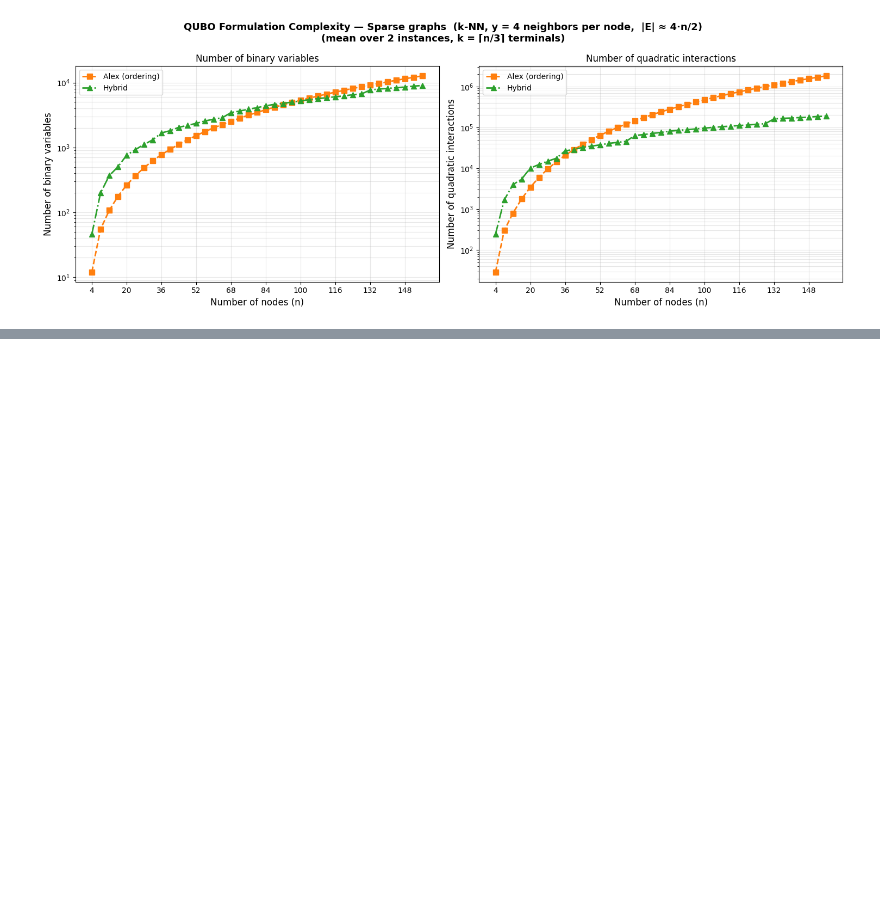
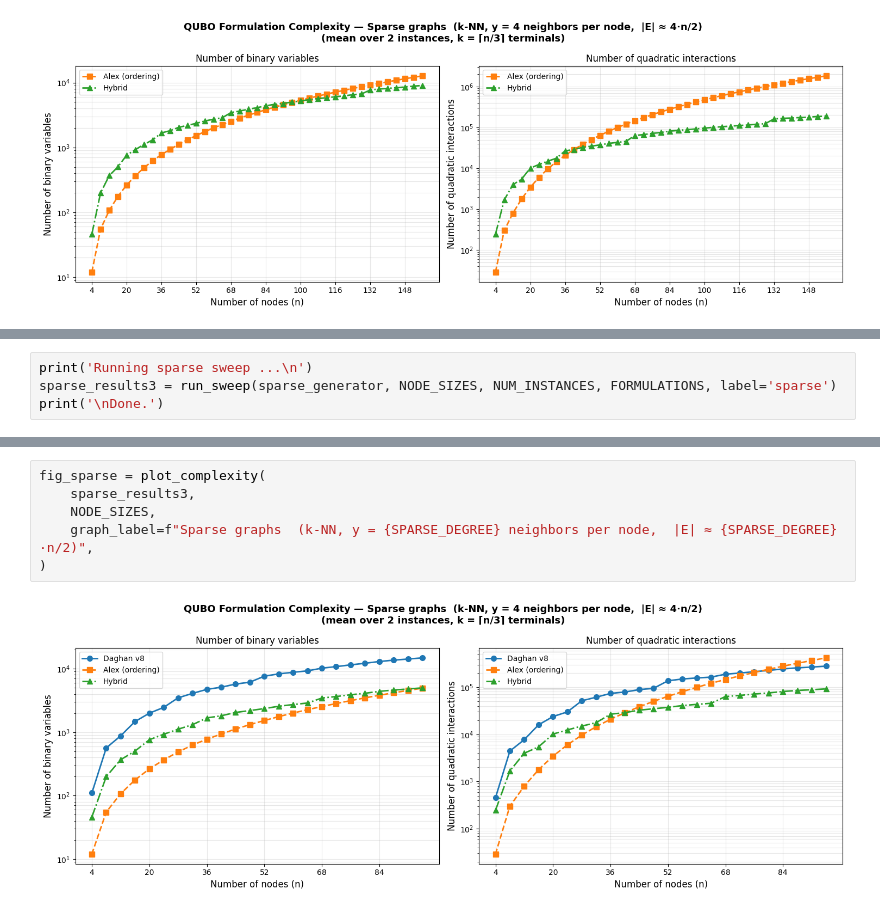
Before and after one commit to daghanerdonmez/finale, a Jupyter notebook: SteinerTreeProblemQUBO/notebooks/formulation_complexity_comparison.ipynb, the cells around one changed output, grey strips where cells are left out. Drawn from its saved outputs; the diff is of its cells as text; blank space fills up the shorter version.

```diff
--- a/SteinerTreeProblemQUBO/formulation_complexity_comparison.ipynb
+++ b/SteinerTreeProblemQUBO/notebooks/formulation_complexity_comparison.ipynb
@@ -357,0 +383,4 @@ fig_sparse = plot_complexity(
+# %%
+print('Running sparse sweep ...\n')
+sparse_results3 = run_sweep(sparse_generator, NODE_SIZES, NUM_INSTANCES, FORMULATIONS, label='sparse')
+print('\nDone.')
@@ -357,0 +413,8 @@ fig_sparse = plot_complexity(
+# %%
+fig_sparse = plot_complexity(
+    sparse_results3,
+    NODE_SIZES,
+    graph_label=f"Sparse graphs  (k-NN, y = {SPARSE_DEGREE} neighbors per node,  |E| ≈ {SPARSE_DEGREE}·n/2)",
+)
+# %% [output]
+[figure, added]
```
Also changed, not shown: parts of 6 cells of this notebook, 11 other files.
